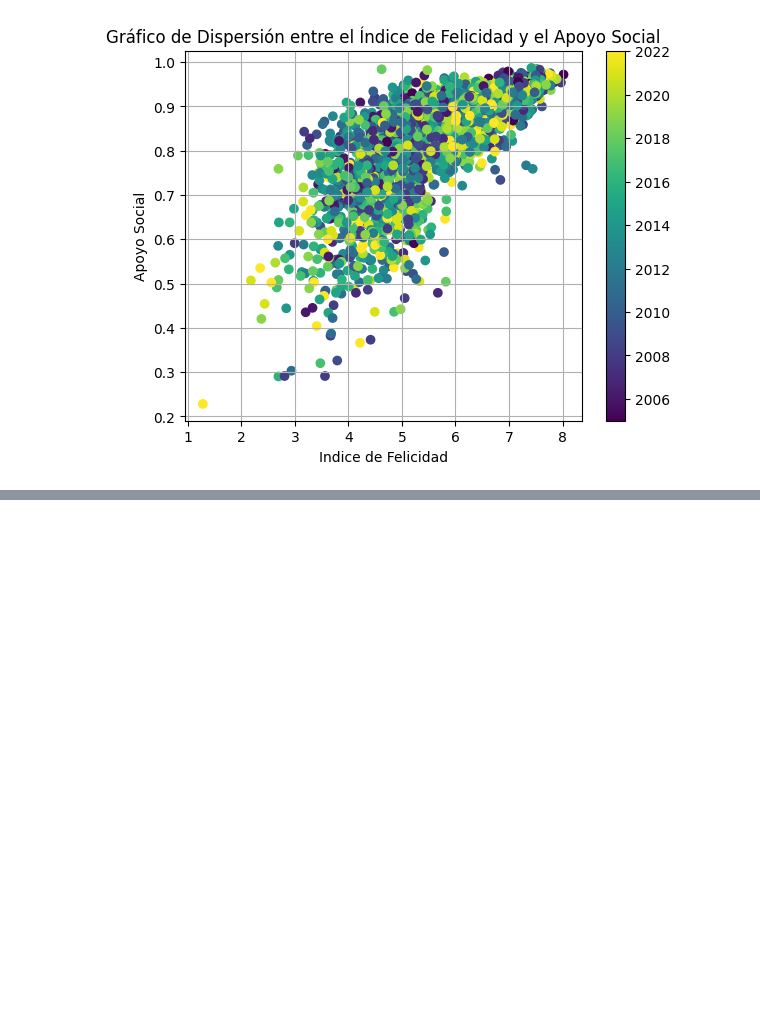
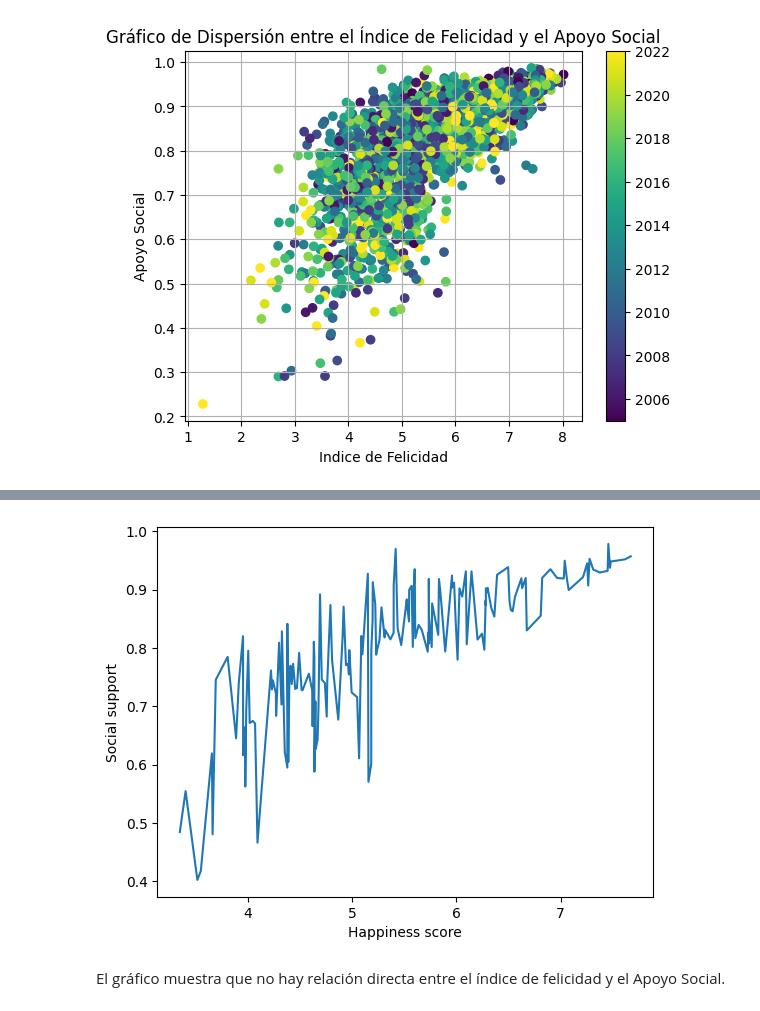
Before and after one commit to Lauracaroselli/CoderScience, a Jupyter notebook: CaroselliLaura_primerentrega.ipynb, the cells around one changed output, grey strips where cells are left out. Drawn from its saved outputs; the diff is of its cells as text; code cells hidden in the pictures; blank space fills up the shorter version.

```diff
--- a/CaroselliLaura_primerentrega.ipynb
+++ b/CaroselliLaura_primerentrega.ipynb
@@ -350,0 +353,4 @@ plt.show()
+# %%
+promedio_felicidad_por_país = felicidad_Social_support.groupby('Country name').agg({'Happiness score': 'mean', 'Social support': 'mean'})
+
+print(promedio_felicidad_por_país)
@@ -350,0 +373,9 @@ plt.show()
+# %%
+# Crear el gráfico de líneas
+sns.lineplot(x='Happiness score', y='Social support', data=promedio_felicidad_por_país)
+
+plt.show()
+# %% [output]
+[figure, added]
+# %% [markdown]
+El gráfico muestra que no hay relación directa entre el índice de felicidad y el Apoyo Social.
```
Also changed, not shown: parts of 8 cells of this notebook.
